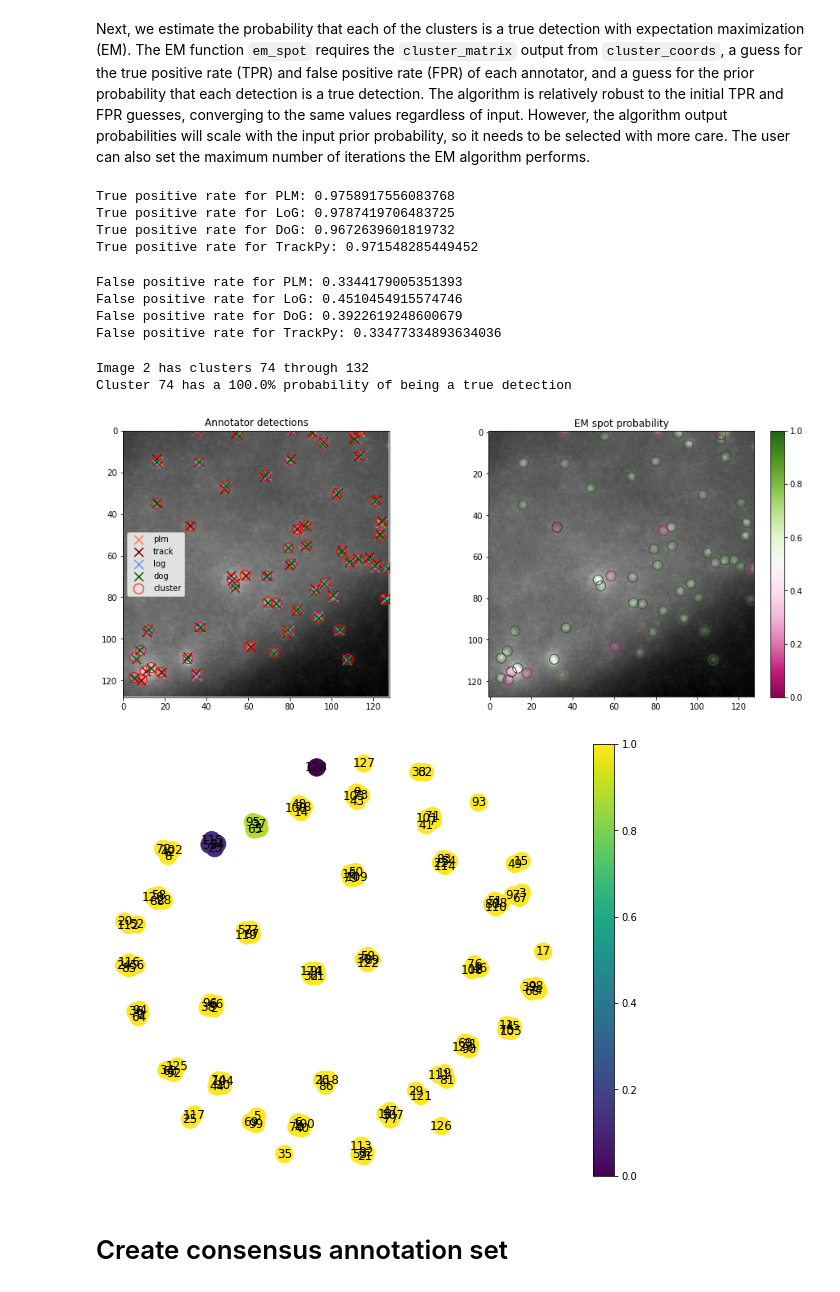
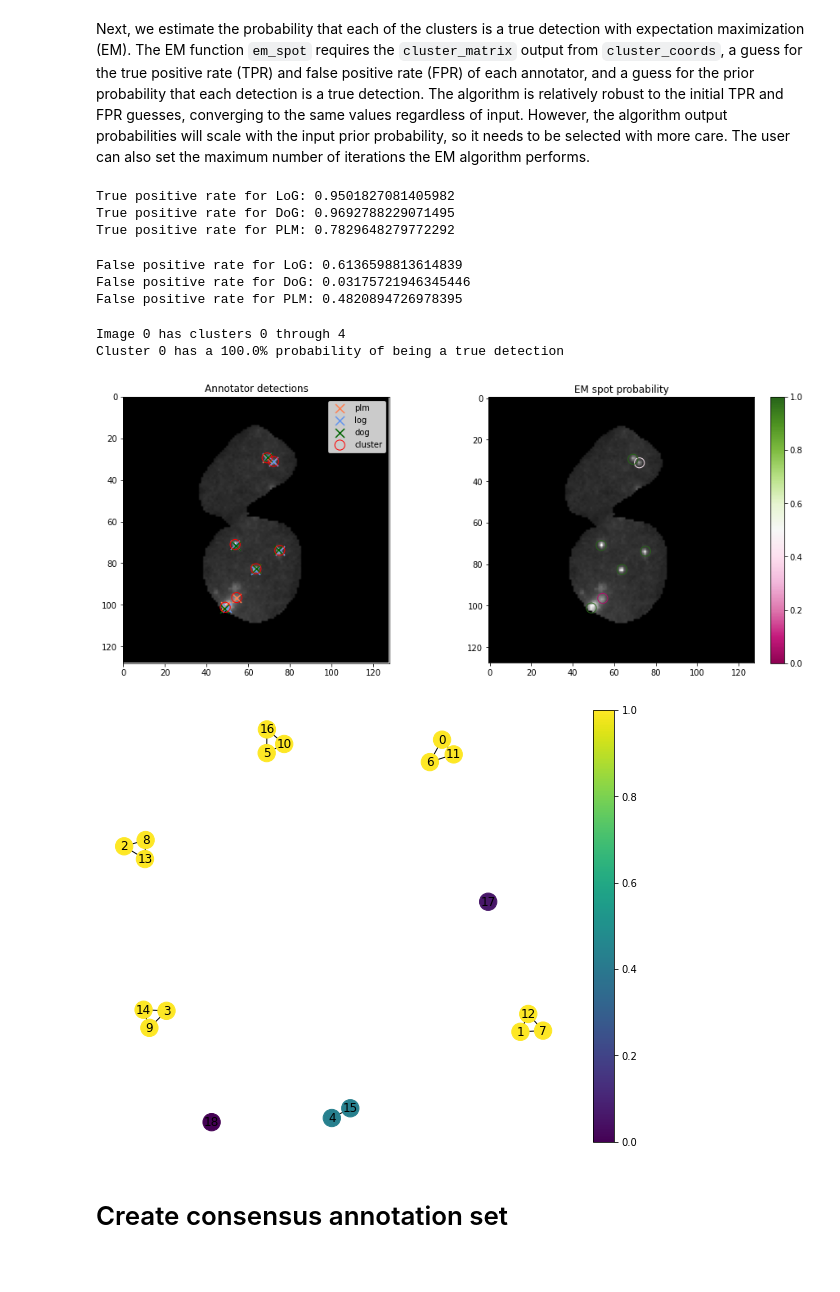
Before and after one commit to vanvalenlab/deepcell-spots, a Jupyter notebook: notebooks/Generative Modeling for Spot Detection.ipynb, the cells around one changed output. Saved outputs shown, nothing was run; the diff lists cells and outputs as text; code cells hidden in the pictures.

```diff
--- a/notebooks/Generative Modeling for Spot Detection.ipynb
+++ b/notebooks/Generative Modeling for Spot Detection.ipynb
@@ -53,7 +87,7 @@ The detections from each of the annotation sets are first grouped into clusters
 
 In this step, the `cluster_coords` function outputs a `cluster_matrix`, which has the dimensions (number of clusters)x(number of annotators) and has a value of 1 if a particular annotator found that cluster and 0 if it did not. This matrix is a required input for the expectation maximization function `em_spot`. The function also outputs `centroid_list`, which is a list of the centroid locations for each of the clusters, and `all_coords_updated` and `image_stack_updated` which are the same as the inputs `all_coords` and `image_stack` except for the dropped images with no detected clusters.
 # %%
-all_coords = [log_coords,dog_coords,plm_coords,trackpy_coords]
+all_coords = [log_coords,dog_coords,plm_coords]
 dist_thresh = 2 # distance threshold for clustering points
 
 cluster_matrix, centroid_list, all_coords_updated, image_stack_updated = cluster_coords(all_coords,image_stack,dist_thresh)
@@ -68,6 +98,6 @@ np.shape(p_matrix_all)
 # %%
 # Visualize cluster locations
-ind=0
+ind=1
 
 plt.figure(figsize=(6,6))
 plt.imshow(image_stack[ind])
@@ -103,80 +133,74 @@ Next, we estimate the probability that each of the clusters is a true detection
 # %%
 # Expectation maximization
 
-tp_guess = [0.9,0.9,0.9,0.9]
-fp_guess = [0.1,0.1,0.1,0.1]
+tp_guess = [0.9,0.9,0.9]
+fp_guess = [0.1,0.1,0.1]
 prior = 0.9
 
 tp_final_all, fp_final_all, p_matrix_all = em_spot(cluster_matrix, tp_guess, fp_guess, prior, max_iter=15)
 # %%
-print('True positive rate for PLM: ' + str(tp_final_all[0]))
-print('True positive rate for LoG: ' + str(tp_final_all[1]))
-print('True positive rate for DoG: ' + str(tp_final_all[2]))
-print('True positive rate for TrackPy: ' + str(tp_final_all[3]))
+print('True positive rate for LoG: ' + str(tp_final_all[0]))
+print('True positive rate for DoG: ' + str(tp_final_all[1]))
+print('True positive rate for PLM: ' + str(tp_final_all[2]))
 # %% [output]
-True positive rate for PLM: 0.9758917556083768
-True positive rate for LoG: 0.9787419706483725
-True positive rate for DoG: 0.9672639601819732
-True positive rate for TrackPy: 0.971548285449452
+True positive rate for LoG: 0.9501827081405982
+True positive rate for DoG: 0.9692788229071495
+True positive rate for PLM: 0.7829648279772292
 # %%
-print('False positive rate for PLM: ' + str(fp_final_all[0]))
-print('False positive rate for LoG: ' + str(fp_final_all[1]))
-print('False positive rate for DoG: ' + str(fp_final_all[2]))
-print('False positive rate for TrackPy: ' + str(fp_final_all[3]))
+print('False positive rate for LoG: ' + str(fp_final_all[0]))
+print('False positive rate for DoG: ' + str(fp_final_all[1]))
+print('False positive rate for PLM: ' + str(fp_final_all[2]))
 # %% [output]
-False positive rate for PLM: 0.3344179005351393
-False positive rate for LoG: 0.4510454915574746
-False positive rate for DoG: 0.3922619248600679
-False positive rate for TrackPy: 0.33477334893634036
+False positive rate for LoG: 0.6136598813614839
+False positive rate for DoG: 0.03175721946345446
+False positive rate for PLM: 0.4820894726978395
 # %%
-ind = 2
 running_index = np.arange(running_total[ind], running_total[ind+1])
 
 print('Image {} has clusters {} through {}'.format(ind,running_index[0],running_index[-1]))
 print('Cluster {} has a {}% probability of being a true detection'.format(running_index[0],p_matrix_all[running_index[0]][0]*100))
 # %% [output]
-Image 2 has clusters 74 through 132
-Cluster 74 has a 100.0% probability of being a true detection
+Image 0 has clusters 0 through 4
+Cluster 0 has a 100.0% probability of being a true detection
 # %%
 # Visualize EM output probabilities
 size = 120
 jitter_size = 0.3
 centroid_list = [np.array(item) for item in centroid_list]
-ind = 2
 vmax=0.9
 cmap = plt.cm.PiYG
 
 fig, ax = plt.subplots(1,2, figsize=(16,6))
 ax[0].imshow(image_stack_updated[ind],cmap='gray', vmax=vmax)
 ax[0].scatter(all_coords_updated[2][ind][:,1],all_coords_updated[2][ind][:,0], marker='x', c='coral', s=size, label='plm')
-ax[0].scatter(jitter(all_coords_updated[3][ind][:,1],jitter_size),jitter(all_coords_updated[3][ind][:,0],jitter_size), marker='x', c='maroon', s=size, label='track')
 ax[0].scatter(jitter(all_coords_updated[0][ind][:,1],jitter_size),jitter(all_coords_updated[0][ind][:,0],jitter_size), marker='x', c='cornflowerblue', s=size, label='log')
 ax[0].scatter(jitter(all_coords_updated[1][ind][:,1],jitter_size),jitter(all_coords_updated[1][ind][:,0],jitter_size), marker='x', c='darkgreen', s=size, label='dog')
 ax[0].scatter(centroid_list[ind][:,1], centroid_list[ind][:,0], edgecolors='r', facecolors='None', s=150, label='cluster')
 ax[0].legend()
 ax[0].set_title('Annotator detections')
 ax[0].set_xlim([0,128])
 ax[0].set_ylim([128,0])
 
 running_index = np.arange(running_total[ind], running_total[ind+1])
 
 ax[1].imshow(image_stack_updated[ind], cmap='gray',vmax=vmax)
 for i in range(len(centroid_list[ind])):
     ax[1].scatter(centroid_list[ind][:,1][i], centroid_list[ind][:,0][i], edgecolors=cmap(p_matrix_all[:,0][running_index[i]]), facecolors='None', s=150, label='cluster')
 ax[1].set_title('EM spot probability')
 # ax[1].set_xlim([40,100])
 # ax[1].set_ylim([110,50])
 
 norm = mpl.colors.Normalize(vmin=0,vmax=1)
 sm = plt.cm.ScalarMappable(cmap='PiYG', norm=norm)
 sm.set_array([])
 plt.colorbar(sm)
 
 plt.show()
 # %% [output]
-[figure, old version]
+[figure, new version]
 # %%
 # Visualize EM output as a graph
+data = cluster_matrix[running_total[ind]:running_total[ind+1]]
 p_matrix = p_matrix_all[running_total[ind]:running_total[ind+1]]
 
 G_labeled = label_graph_prob(G, data, p_matrix)
@@ -186,7 +210,7 @@ nx.draw(G_labeled, pos=pos, node_color = list(nx.get_node_attributes(G_labeled,'
 plt.colorbar(plt.cm.ScalarMappable(cmap=plt.cm.viridis))
 plt.show()
 # %% [output]
-[figure, old version]
+[figure, new version]
 # %% [markdown]
 # Create consensus annotation set
 # %%
```
Also changed, not shown: parts of 13 cells of this notebook, 4 other files.
